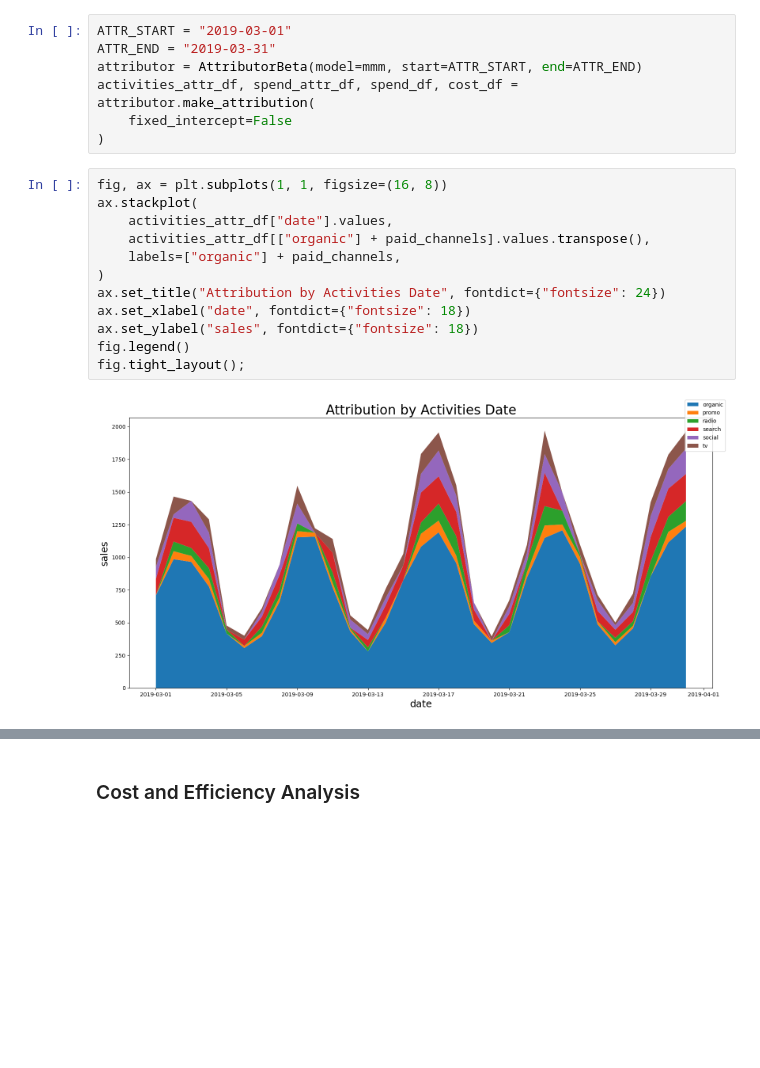
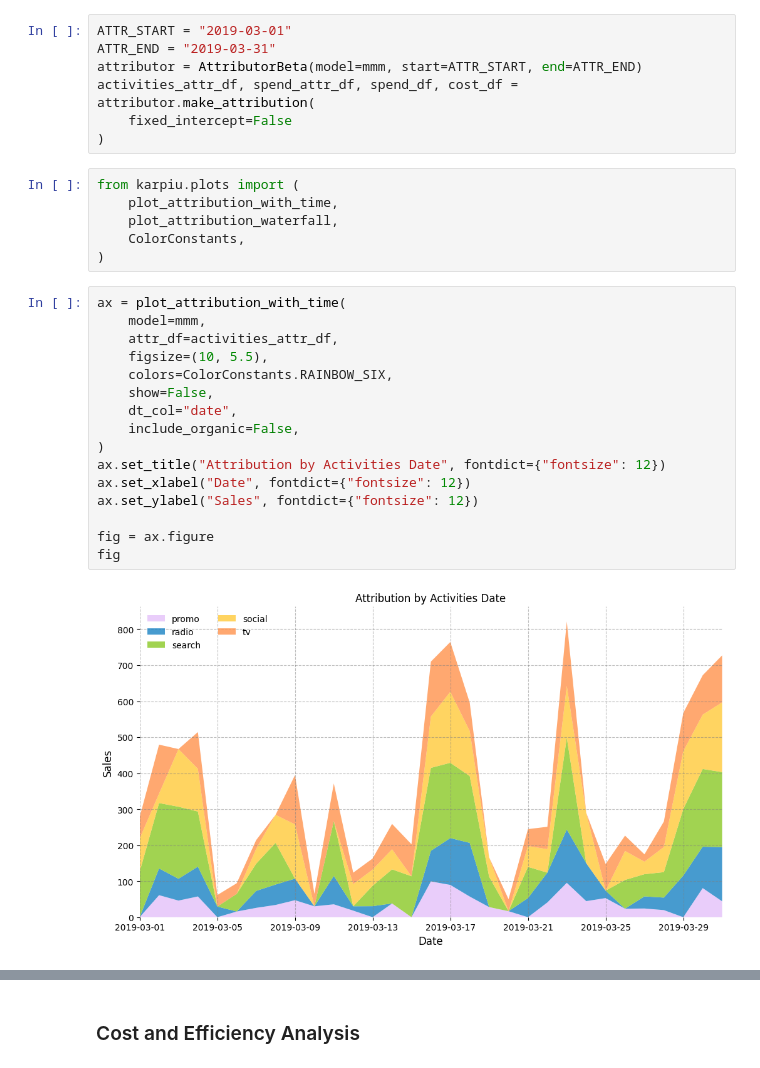
Before and after one commit to edwinnglabs/karpiu, a Jupyter notebook: docs/examples/quickstart.ipynb, the cells around one changed output, grey strips where cells are left out. Saved outputs shown, nothing was run; the diff lists cells and outputs as text; blank space fills up the shorter version.

Commit message:
plots update

```diff
--- a/docs/examples/quickstart.ipynb
+++ b/docs/examples/quickstart.ipynb
@@ -126,17 +129,27 @@ attributor = AttributorBeta(model=mmm, start=ATTR_START, end=ATTR_END)
 activities_attr_df, spend_attr_df, spend_df, cost_df = attributor.make_attribution(
     fixed_intercept=False
 )
-# %%
-fig, ax = plt.subplots(1, 1, figsize=(16, 8))
-ax.stackplot(
-    activities_attr_df["date"].values,
-    activities_attr_df[["organic"] + paid_channels].values.transpose(),
-    labels=["organic"] + paid_channels,
-)
-ax.set_title("Attribution by Activities Date", fontdict={"fontsize": 24})
-ax.set_xlabel("date", fontdict={"fontsize": 18})
-ax.set_ylabel("sales", fontdict={"fontsize": 18})
-fig.legend()
-fig.tight_layout();
-# %% [output]
-[figure, removed]
+# %%
+from karpiu.plots import (
+    plot_attribution_with_time,
+    plot_attribution_waterfall,
+    ColorConstants,
+)
+# %%
+ax = plot_attribution_with_time(
+    model=mmm,
+    attr_df=activities_attr_df,
+    figsize=(10, 5.5),
+    colors=ColorConstants.RAINBOW_SIX,
+    show=False,
+    dt_col="date",
+    include_organic=False,
+)
+ax.set_title("Attribution by Activities Date", fontdict={"fontsize": 12})
+ax.set_xlabel("Date", fontdict={"fontsize": 12})
+ax.set_ylabel("Sales", fontdict={"fontsize": 12})
+
+fig = ax.figure
+fig
+# %% [output]
+[figure, added]
```
Also changed, not shown: parts of 12 cells of this notebook, 3 other files.
